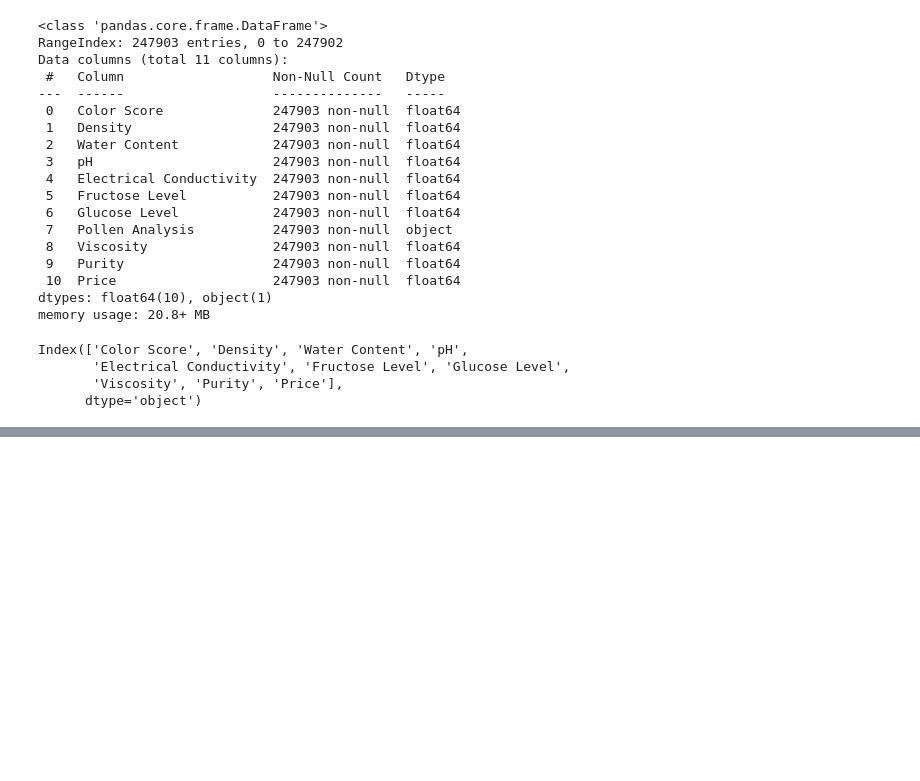
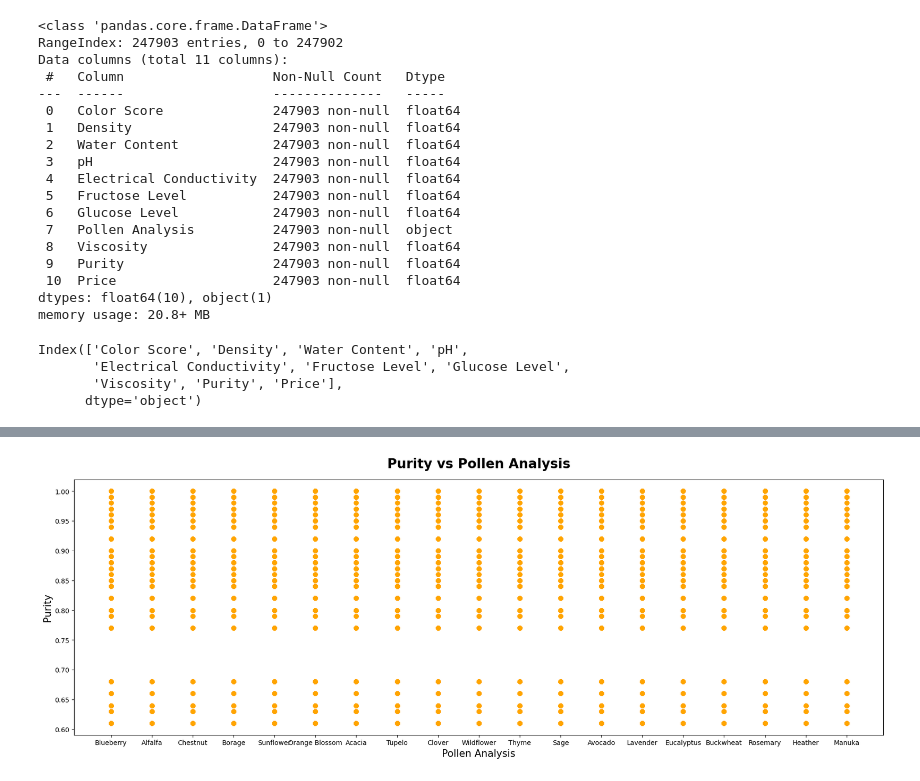
Before and after one commit to itsVarun20/Honey-purity-and-price-prediction, a Jupyter notebook: Predict purity and price of Honey.ipynb, the cells around one changed output, grey strips where cells are left out. Cells and saved outputs as stored; diff of their text form; code cells hidden in the pictures; blank space fills up the shorter version.

```diff
--- a/Predict purity and price of Honey.ipynb
+++ b/Predict purity and price of Honey.ipynb
@@ -103,0 +168,12 @@ plt.show()
+# %%
+#Scatter plot
+
+plt.figure(figsize=(22, 7))
+
+plt.scatter(x = df['Pollen Analysis'], y = df['Purity'], color='orange')
+plt.title('Purity vs Pollen Analysis', size=20, weight='bold', y=1.03)
+plt.xlabel('Pollen Analysis', fontsize=15)
+plt.ylabel('Purity', fontsize=15)
+plt.show()
+# %% [output]
+[figure, added]
```
Also changed, not shown: parts of 17 cells of this notebook.
